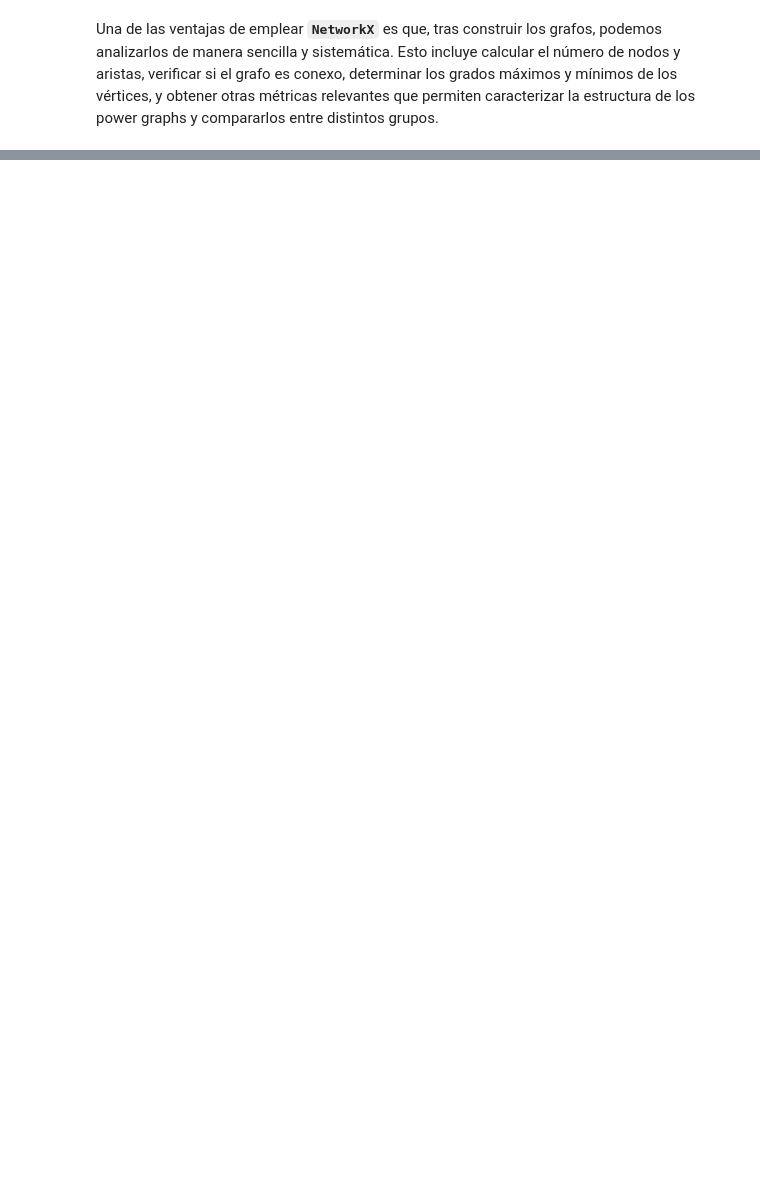
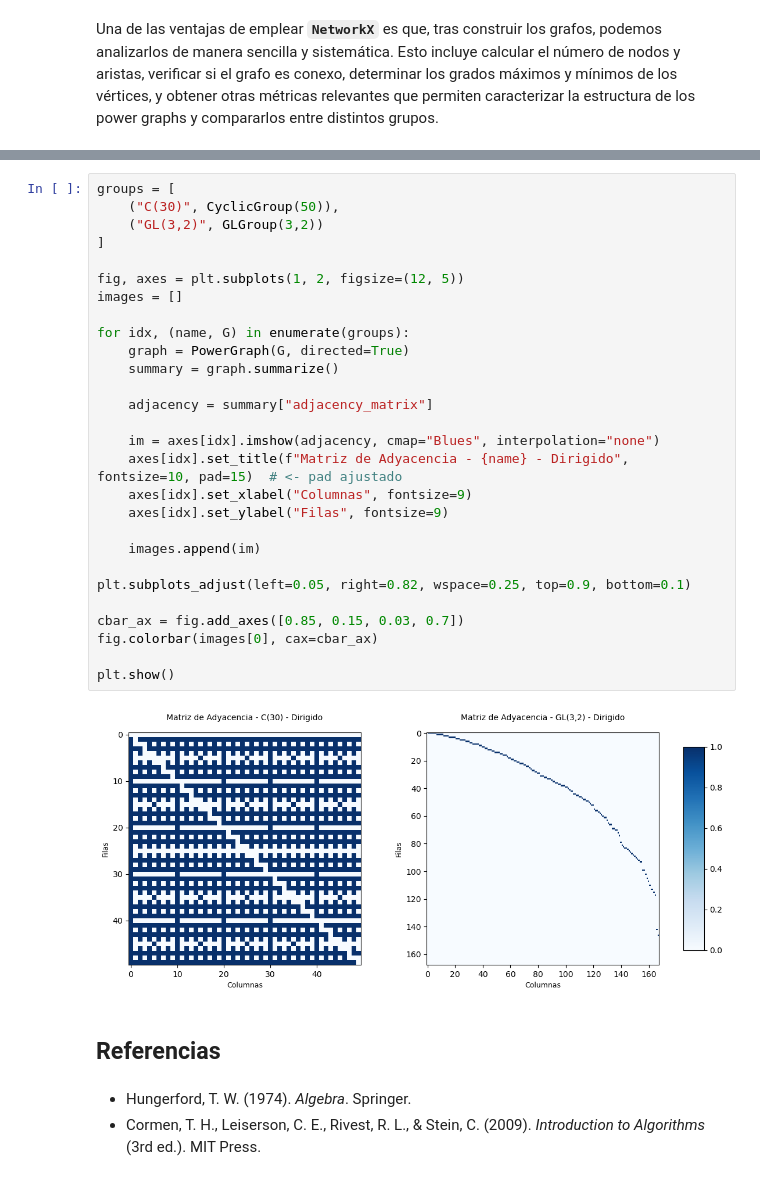
Before and after one commit to cjarango/GroupTheory, a Jupyter notebook: notebook/GroupsLab1.ipynb, the cells around one changed output, grey strips where cells are left out. Saved outputs shown, nothing was run; the diff lists cells and outputs as text; blank space fills up the shorter version.

```diff
--- a/notebook/GroupsLab1.ipynb
+++ b/notebook/GroupsLab1.ipynb
@@ -490,0 +326,35 @@ print(info["incidence_matrix"])
+# %%
+groups = [
+    ("C(30)", CyclicGroup(50)),
+    ("GL(3,2)", GLGroup(3,2))
+]
+
+fig, axes = plt.subplots(1, 2, figsize=(12, 5))
+images = []
+
+for idx, (name, G) in enumerate(groups):
+    graph = PowerGraph(G, directed=True)
+    summary = graph.summarize()
+
+    adjacency = summary["adjacency_matrix"]
+
+    im = axes[idx].imshow(adjacency, cmap="Blues", interpolation="none")
+    axes[idx].set_title(f"Matriz de Adyacencia - {name} - Dirigido", fontsize=10, pad=15)  # <- pad ajustado
+    axes[idx].set_xlabel("Columnas", fontsize=9)
+    axes[idx].set_ylabel("Filas", fontsize=9)
+
+    images.append(im)
+
+plt.subplots_adjust(left=0.05, right=0.82, wspace=0.25, top=0.9, bottom=0.1)
+
+cbar_ax = fig.add_axes([0.85, 0.15, 0.03, 0.7])
+fig.colorbar(images[0], cax=cbar_ax)
+
+plt.show()
+# %% [output]
+[figure, added]
+# %% [markdown]
+## Referencias
+# %% [markdown]
+- Hungerford, T. W. (1974). *Algebra*. Springer.
+- Cormen, T. H., Leiserson, C. E., Rivest, R. L., & Stein, C. (2009). *Introduction to Algorithms* (3rd ed.). MIT Press.
```
Also changed, not shown: parts of 45 cells of this notebook.
